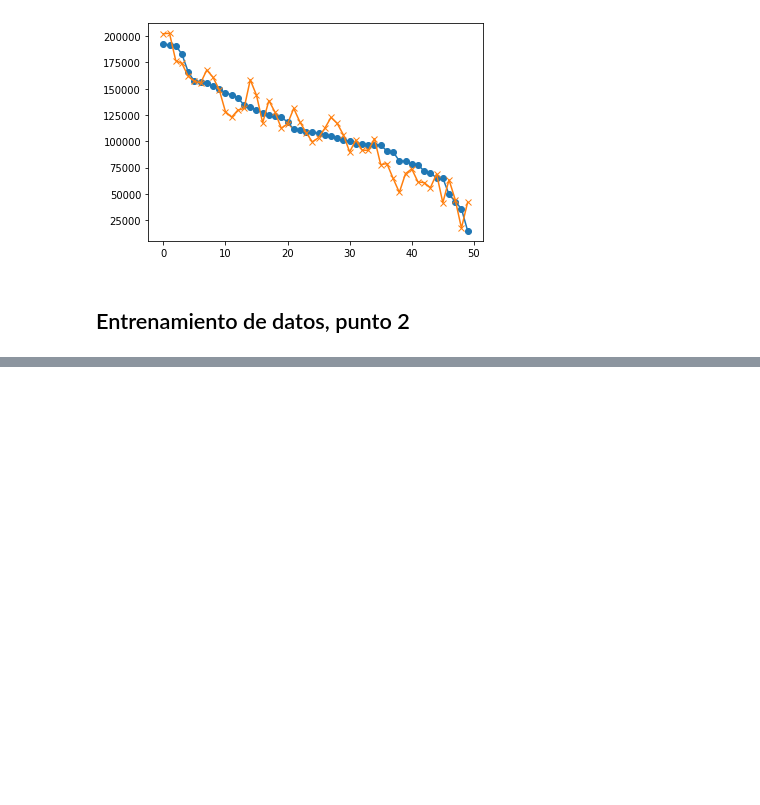
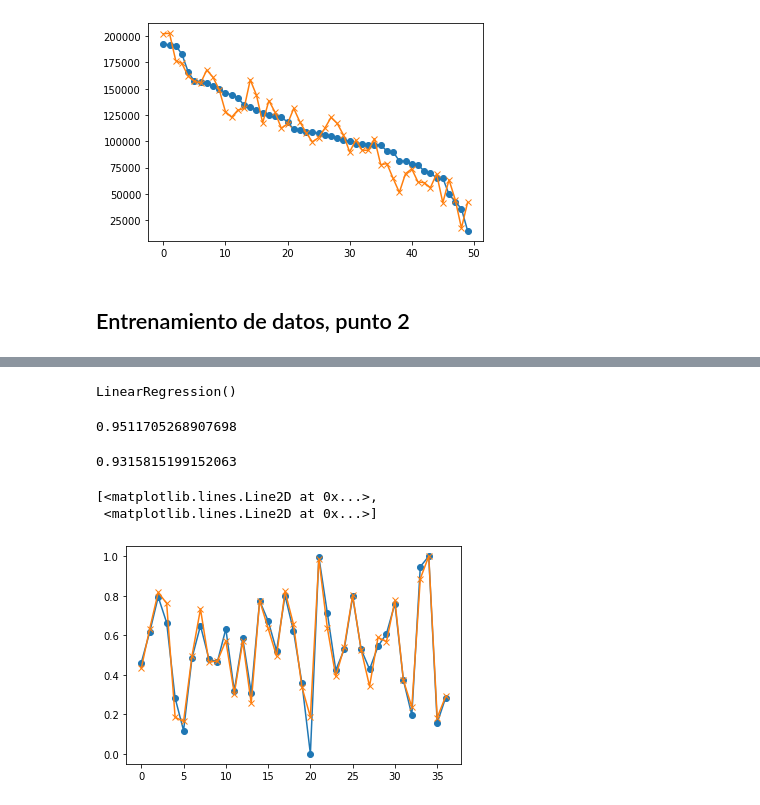
Before and after one commit to ijrios/Machine_learning_regression, a Jupyter notebook: opus_regression.ipynb, the cells around one changed output, grey strips where cells are left out. Saved outputs shown, nothing was run; the diff lists cells and outputs as text; code cells hidden in the pictures; blank space fills up the shorter version.

```diff
--- a/opus_regression.ipynb
+++ b/opus_regression.ipynb
@@ -346,0 +504,29 @@ predicted_tr = entrenamiento_duo(X2_duo,y_duo,0.00000001,100000)
+# %%
+scaler1 = MinMaxScaler()
+scaler1.fit(X_lib_train)
+scaler2 = MinMaxScaler()
+scaler2.fit(y_lib_train)
+X_train_scaled= scaler1.transform(X_lib_train)
+X_test_scaled= scaler1.transform(X_lib_test)
+y_train_scaled=scaler2.transform(y_lib_train)
+y_test_scaled=scaler2.transform(y_lib_test)
+# %%
+lr.fit(X_train_scaled,y_train_scaled)
+# %% [output]
+LinearRegression()
+# %%
+y_predict_train=lr.predict(X_train_scaled)
+print(r2_score(y_train_scaled,y_predict_train))
+# %% [output]
+0.9511705268907698
+# %%
+y_predict_test=lr.predict(X_test_scaled)
+print(r2_score(y_test_scaled,y_predict_test))
+# %% [output]
+0.9315815199152063
+# %%
+plt.plot(y_train_scaled,'-o',y_predict_train,'-x')
+# %% [output]
+[<matplotlib.lines.Line2D at 0x...>,
+ <matplotlib.lines.Line2D at 0x...>]
+[figure, added]
```
Also changed, not shown: parts of 40 cells of this notebook.
